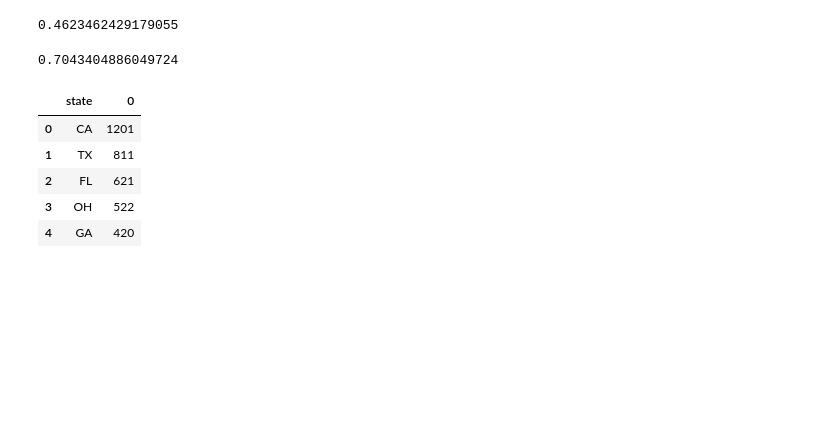
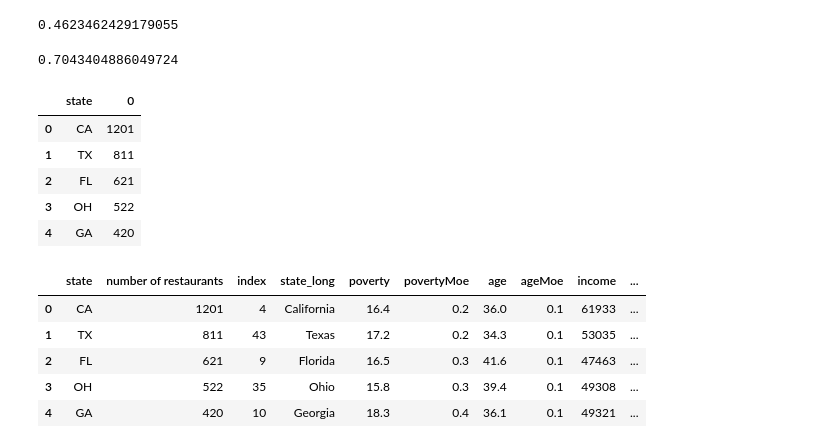
Before and after one commit to LBBL96/Fast-Food-Industry-Web-Visualization, a Jupyter notebook: Fast Food Analysis.ipynb, the cells around one changed output. Saved outputs shown, nothing was run; the diff lists cells and outputs as text; code cells hidden in the pictures; blank space fills up the shorter version.

```diff
--- a/Fast Food Analysis.ipynb
+++ b/Fast Food Analysis.ipynb
@@ -447,3 +447,14 @@ state_count.head()
 state_count.rename(columns = {0 : "number of restaurants"}, inplace = True)
 # %%
 state_count.to_csv("data/Count_by_State.csv", index = False)
+# %%
+demo_count = pd.merge(state_count, obesity, on = "state")
+# %%
+demo_count.head()
+# %% [output]
+|  | state | number of restaurants | index | state_long | poverty | povertyMoe | age | ageMoe | income | ... |
+| 0 | CA | 1201 | 4 | California | 16.4 | 0.2 | 36.0 | 0.1 | 61933 | ... |
+| 1 | TX | 811 | 43 | Texas | 17.2 | 0.2 | 34.3 | 0.1 | 53035 | ... |
+| 2 | FL | 621 | 9 | Florida | 16.5 | 0.3 | 41.6 | 0.1 | 47463 | ... |
+| 3 | OH | 522 | 35 | Ohio | 15.8 | 0.3 | 39.4 | 0.1 | 49308 | ... |
+| 4 | GA | 420 | 10 | Georgia | 18.3 | 0.4 | 36.1 | 0.1 | 49321 | ... |
```
Also changed, not shown: parts of 2 cells of this notebook, 1 other file.
